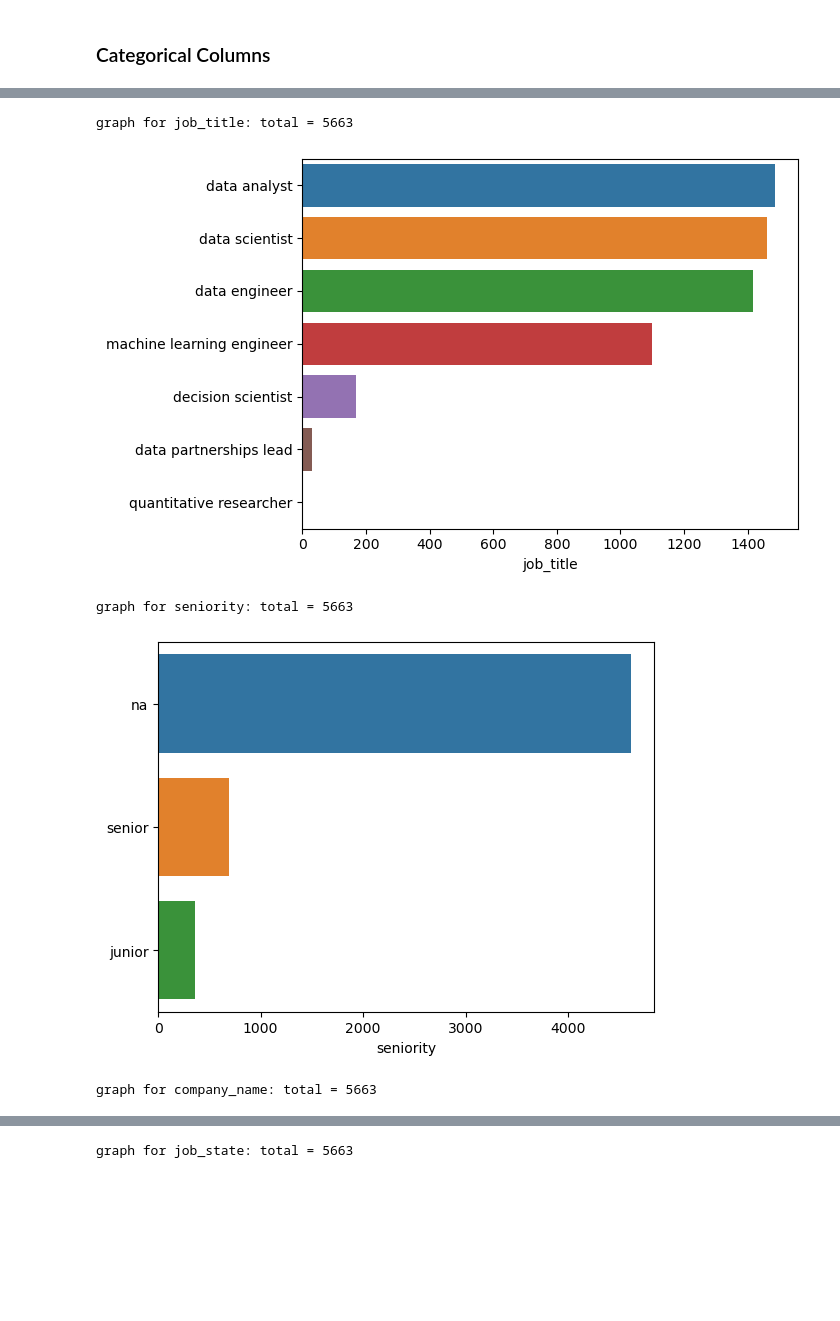
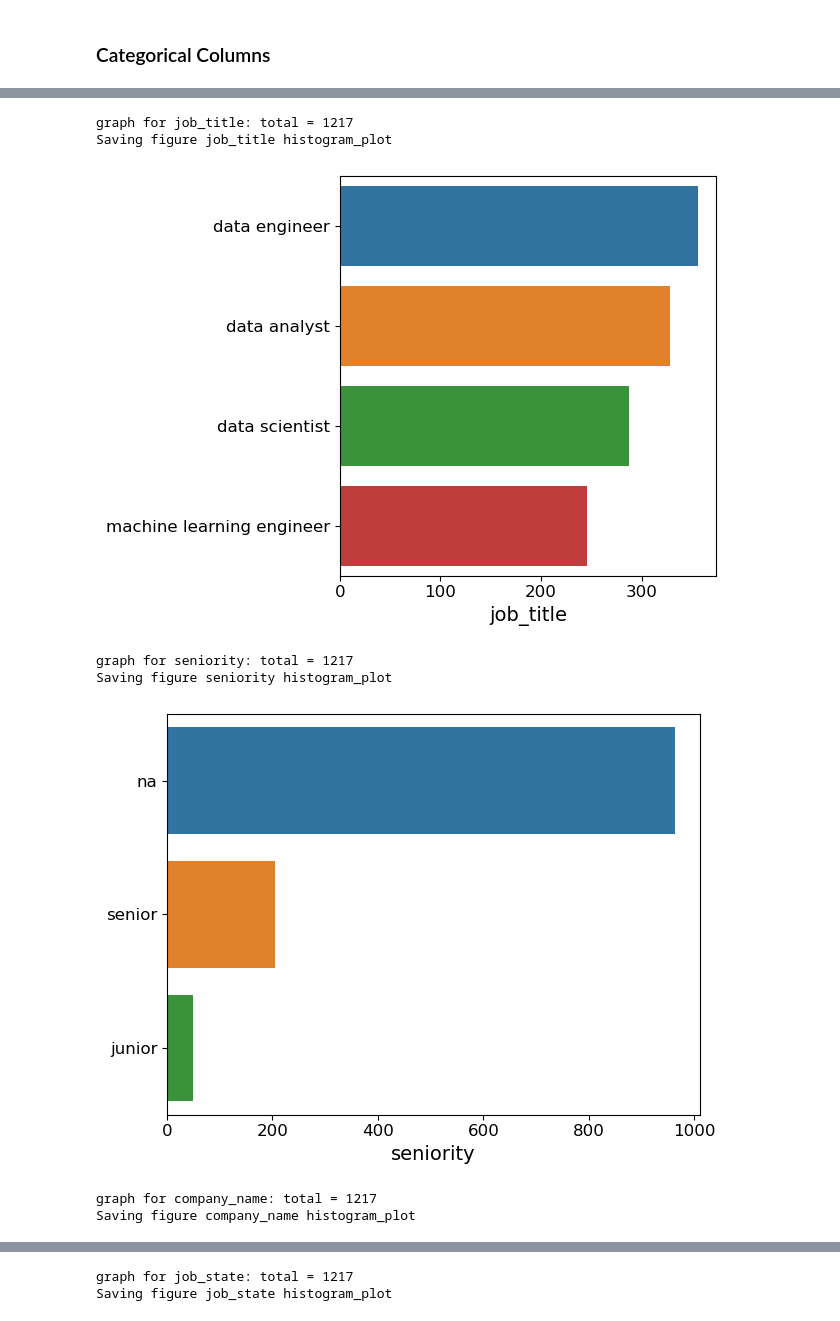
Before and after one commit to AlyAEE/Data-Roles-Salary-Prediction-Project, a Jupyter notebook: Notebooks/03.ExploratoryDataAnalysis.ipynb, the cells around one changed output, grey strips where cells are left out. Drawn from its saved outputs; the diff is of its cells as text; code cells hidden in the pictures; blank space fills up the shorter version.

Commit message:
finished the project documentation

```diff
--- a/Notebooks/03.ExploratoryDataAnalysis.ipynb
+++ b/Notebooks/03.ExploratoryDataAnalysis.ipynb
@@ -1,6 +1,6 @@
 # %%
 # Constants
-DATA_PATH = '../Data/Processed/0_DataCleaned_all_df.csv'
+DATA_PATH = '../Data/Processed/0_DataCleaned_df.csv'
 PKL_EXPORT_PATH = "../data/processed/1_EDA_df.pkl"
 CSV_EXPORT_PATH = "../data/processed/1_EDA_df.csv"
 # %%
@@ -12,6 +14,25 @@ import pickle
 from wordcloud import WordCloud, ImageColorGenerator, STOPWORDS
 from nltk.corpus import stopwords
 from nltk.tokenize import word_tokenize
+# %%
+# To plot pretty figures
+%matplotlib inline
+
+mpl.rc('axes', labelsize=14)
+mpl.rc('xtick', labelsize=12)
+mpl.rc('ytick', labelsize=12)
+
+# Where to save the figures
+PROJECT_ROOT_DIR = "."
+IMAGES_PATH = os.path.join(PROJECT_ROOT_DIR, "images", "EDA")
+os.makedirs(IMAGES_PATH, exist_ok=True)
+
+def save_fig(fig_id, tight_layout=True, fig_extension="png", resolution=300):
+    path = os.path.join(IMAGES_PATH, fig_id + "." + fig_extension)
+    print("Saving figure", fig_id)
+    if tight_layout:
+        plt.tight_layout()
+    plt.savefig(path, format=fig_extension, dpi=resolution)
 # %%
 df = pd.read_csv(DATA_PATH)
 # %%
@@ -31,7 +73,7 @@ Index(['Job Title', 'Salary Estimate', 'Job Description', 'Rating',
       dtype='object')
 # %%
 eda_df= df[['min_salary','max_salary','avg_salary','job_title','seniority','age','company_name','job_state','Rating','Job Description','desc_len', 'Size', 'Type of ownership', 'Industry'
-            ,'Sector', 'Revenue','tools','techs','education']]
+            ,'Sector', 'Revenue','tools','techs','education','hourly','employer_provided']]
 # %%
 eda_df.sample()
 # %% [output]
@@ -146,13 +188,17 @@ cat_eda_df = eda_df[['job_title', 'seniority', 'company_name', 'job_state' ,'Siz
 # %%
 for i in cat_eda_df.columns:
     val_counts = cat_eda_df[i].value_counts()[:30]
     print("graph for %s: total = %d" % (i, len(cat_eda_df)))
     chart = sns.barplot(x=val_counts, y=val_counts.index)
     # chart.set_xticklabels(chart.get_xticklabels(), rotation=90)
+    save_fig(i+" histogram_plot")
     plt.show()
 # %% [output]
-graph for job_title: total = 5663
+graph for job_title: total = 1217
+Saving figure job_title histogram_plot
-[figure, old version]
+[figure, new version]
-graph for seniority: total = 5663
+graph for seniority: total = 1217
+Saving figure seniority histogram_plot
-[figure, old version]
+[figure, new version]
-graph for company_name: total = 5663
+graph for company_name: total = 1217
+Saving figure company_name histogram_plot
@@ -160 +206,2 @@ graph for company_name: total = 5663
-graph for job_state: total = 5663
+graph for job_state: total = 1217
+Saving figure job_state histogram_plot
```
Also changed, not shown: parts of 35 cells of this notebook, 18 other files.
